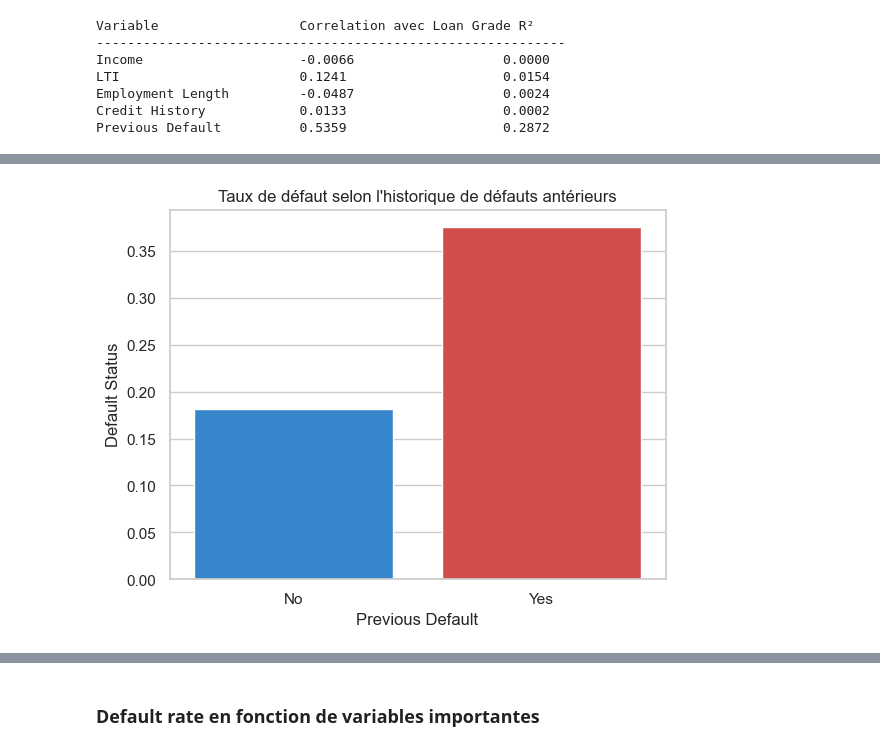
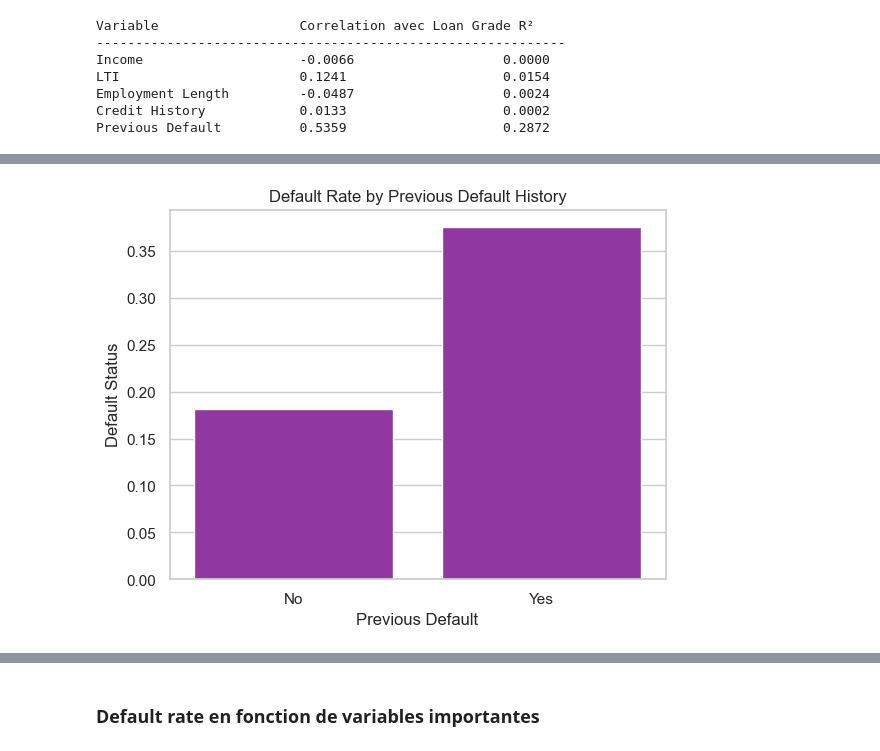
Before and after one commit to YATABARE-Cheikna-Amala/Projet-Final-Python_Pour_la_Data_Science, a Jupyter notebook: Projet_python_pour_la_data_science.ipynb, the cells around one changed output, grey strips where cells are left out. Saved outputs shown, nothing was run; the diff lists cells and outputs as text; code cells hidden in the pictures.

```diff
--- a/Projet_python_pour_la_data_science.ipynb
+++ b/Projet_python_pour_la_data_science.ipynb
@@ -621,7 +624,6 @@ Name: proportion, dtype: float64
 # %%
-# Ce graphique visualise les taux de défaut selon que l'emprunteur a ou non un historique de défauts antérieurs.
-sns.barplot(x='Previous Default', y='Default Status', data=data, errorbar=None, palette=['#1E88E5', '#E53935'])
-plt.title('Taux de défaut selon l\'historique de défauts antérieurs')
+sns.barplot(x='Previous Default', y='Default Status', data=data, errorbar=None, color='#9C27B0')
+plt.title('Default Rate by Previous Default History')
 plt.show()
 # %% [output]
-[figure, old version]
+[figure, new version]
```
Also changed, not shown: parts of 62 cells of this notebook.
